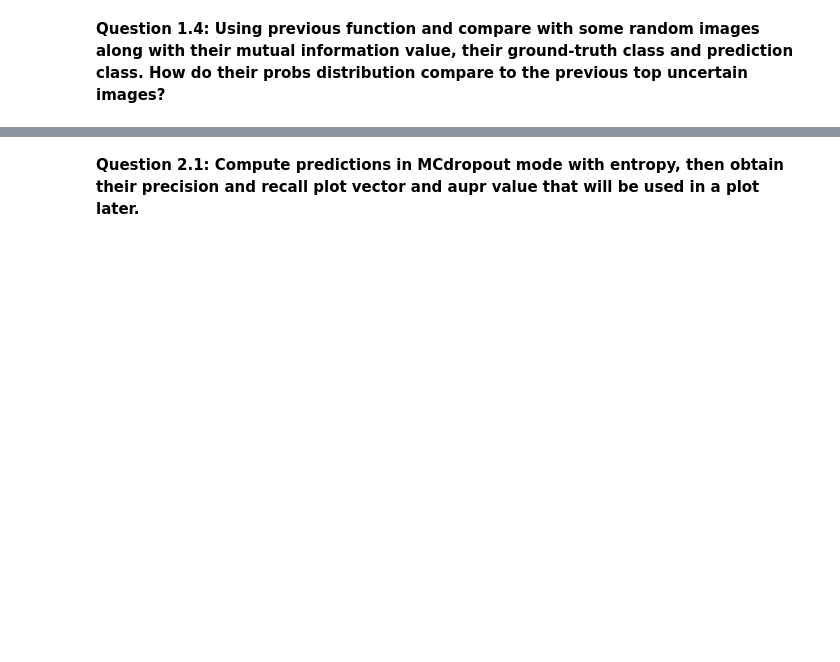
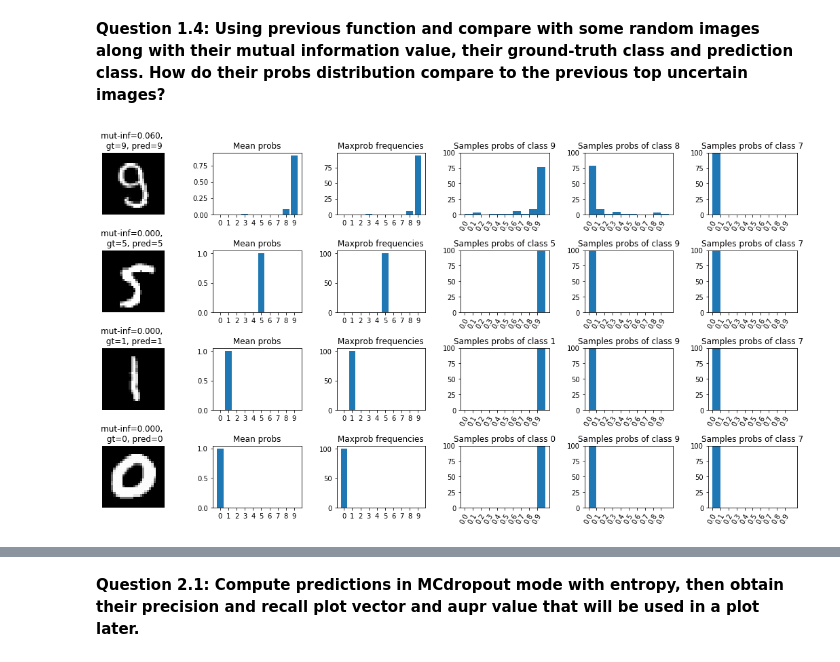
Before and after one commit to ATidiane/RDFIA, a Jupyter notebook: TMEs/tp12-13-14/TP3_RDFIA_UncertaintyApplications.ipynb, the cells around one changed output, grey strips where cells are left out. Cells and saved outputs as stored; diff of their text form; code cells hidden in the pictures; blank space fills up the shorter version.

```diff
--- a/TMEs/tp12-13-14/TP3_RDFIA_UncertaintyApplications.ipynb
+++ b/TMEs/tp12-13-14/TP3_RDFIA_UncertaintyApplications.ipynb
@@ -312,6 +302,10 @@ IndexError: index 99999 is out of bounds for axis 0 with size 10000
 **Question 1.4: Using previous function and compare with some random images along with their mutual information value, their ground-truth class and prediction class. How do their probs distribution compare to the previous top uncertain images?**
 # %%
 #TODO: as in previous code cell, visualize some random images here to help you compare.
+top_random_uncertain_samples = np.random.choice(range(len(uncertainty_var)), 4)
+plot_predicted_images(top_random_uncertain_samples, test_loader.dataset.data, pred_var, labels, uncertainty_var, hists, mc_samples)
+# %% [output]
+[figure, added]
 # %% [markdown]
 ## Part II: Failure prediction
 
```
Also changed, not shown: parts of 18 cells of this notebook, 15 other files.
